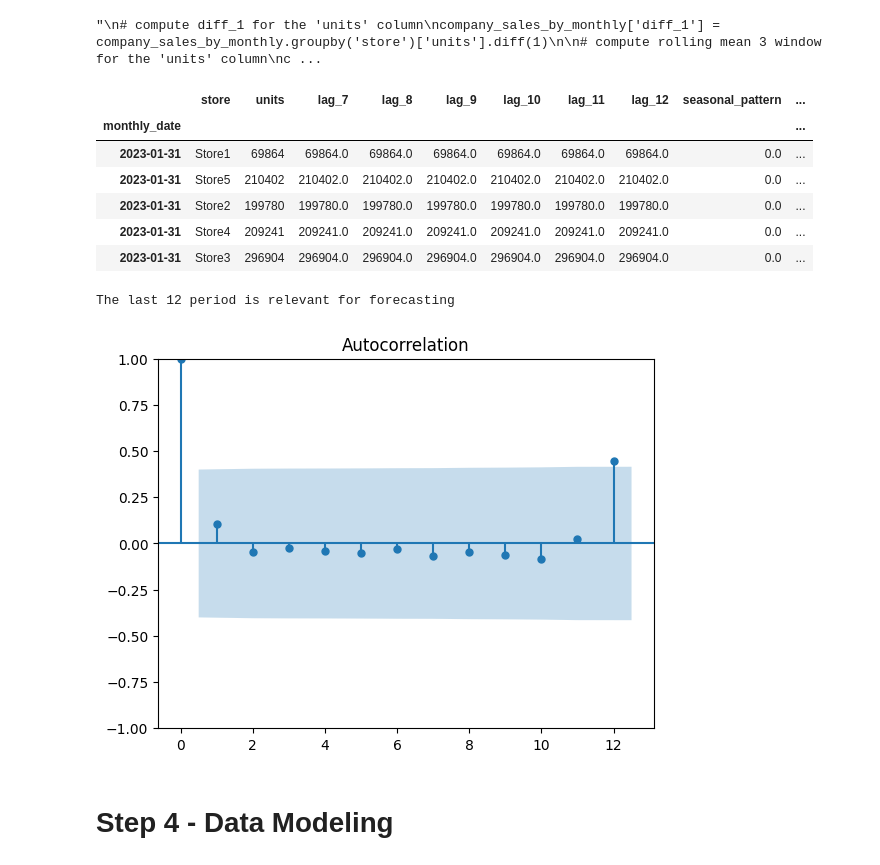
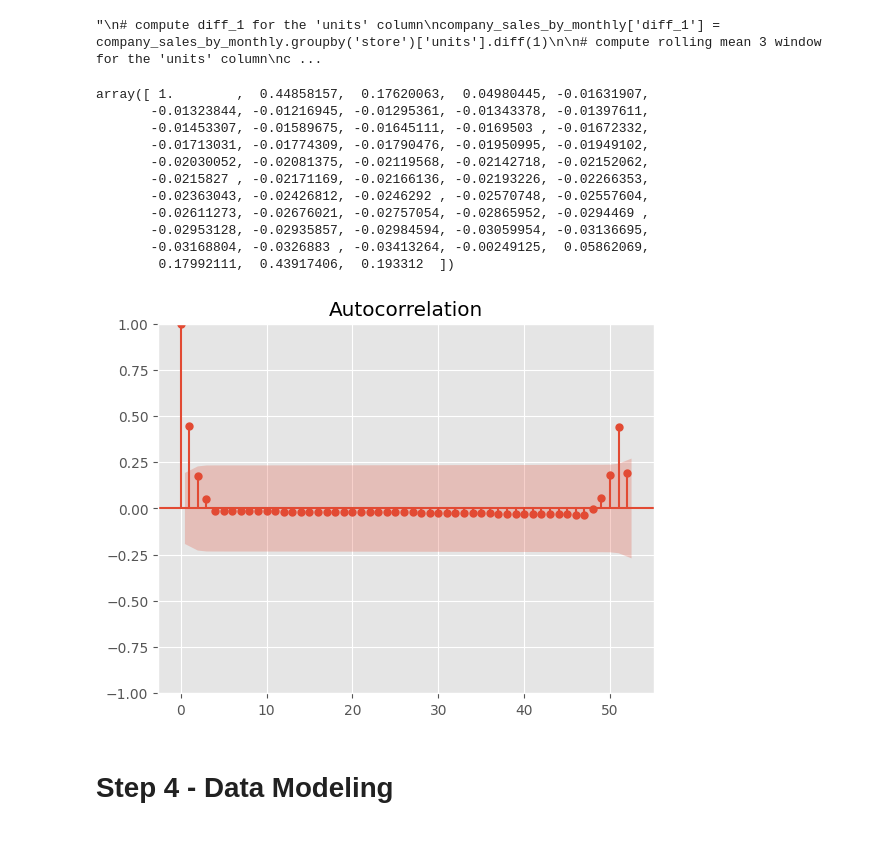
Before and after one commit to superpanditas/Quinio, a Jupyter notebook: [Forecasting_Units]_By_Stores_and_Items.ipynb, the cells around one changed output. Cells and saved outputs as stored; diff of their text form; code cells hidden in the pictures.

```diff
--- a/[Forecasting_Units]_By_Stores_and_Items.ipynb
+++ b/[Forecasting_Units]_By_Stores_and_Items.ipynb
@@ -335,25 +392,26 @@ company_sales_by_monthly['rolling_std_3'] = company_sales_by_monthly.groupby('st
 # company_sales_by_monthly[company_sales_by_monthly['store'] == 'Store1'].head(24)
 # %% [output]
 "\n# compute diff_1 for the 'units' column\ncompany_sales_by_monthly['diff_1'] = company_sales_by_monthly.groupby('store')['units'].diff(1)\n\n# compute rolling mean 3 window for the 'units' column\nc ...
-# %%
-company_sales_by_monthly.head()
-# %% [output]
-|  | store | units | lag_7 | lag_8 | lag_9 | lag_10 | lag_11 | lag_12 | seasonal_pattern | ... |
-| monthly_date |  |  |  |  |  |  |  |  |  | ... |
-| 2023-01-31 | Store1 | 69864 | 69864.0 | 69864.0 | 69864.0 | 69864.0 | 69864.0 | 69864.0 | 0.0 | ... |
-| 2023-01-31 | Store5 | 210402 | 210402.0 | 210402.0 | 210402.0 | 210402.0 | 210402.0 | 210402.0 | 0.0 | ... |
-| 2023-01-31 | Store2 | 199780 | 199780.0 | 199780.0 | 199780.0 | 199780.0 | 199780.0 | 199780.0 | 0.0 | ... |
-| 2023-01-31 | Store4 | 209241 | 209241.0 | 209241.0 | 209241.0 | 209241.0 | 209241.0 | 209241.0 | 0.0 | ... |
-| 2023-01-31 | Store3 | 296904 | 296904.0 | 296904.0 | 296904.0 | 296904.0 | 296904.0 | 296904.0 | 0.0 | ... |
-# %%
-# Can use 12 months ago in series for forecasting
-from statsmodels.graphics.tsaplots import plot_acf
-
-plot_acf(company_sales_by_monthly[company_sales_by_monthly['store'] == 'Store1'].units, lags=12, alpha=0.05)
-print("The last 12 period is relevant for forecasting")
-# %% [output]
-The last 12 period is relevant for forecasting
-[figure, removed]
+# %%
+# Autocorrelation Plot
+from statsmodels.graphics.tsaplots import plot_acf
+from statsmodels.tsa.stattools import acf
+
+plot_acf(weekly_stats_by_store_one.units, lags=52, alpha=0.05)
+acf(weekly_stats_by_store_one.units, nlags=52)
+# %% [output]
+array([ 1.        ,  0.44858157,  0.17620063,  0.04980445, -0.01631907,
+       -0.01323844, -0.01216945, -0.01295361, -0.01343378, -0.01397611,
+       -0.01453307, -0.01589675, -0.01645111, -0.0169503 , -0.01672332,
+       -0.01713031, -0.01774309, -0.01790476, -0.01950995, -0.01949102,
+       -0.02030052, -0.02081375, -0.02119568, -0.02142718, -0.02152062,
+       -0.0215827 , -0.02171169, -0.02166136, -0.02193226, -0.02266353,
+       -0.02363043, -0.02426812, -0.0246292 , -0.02570748, -0.02557604,
+       -0.02611273, -0.02676021, -0.02757054, -0.02865952, -0.0294469 ,
+       -0.02953128, -0.02935857, -0.02984594, -0.03059954, -0.03136695,
+       -0.03168804, -0.0326883 , -0.03413264, -0.00249125,  0.05862069,
+        0.17992111,  0.43917406,  0.193312  ])
+[figure, added]
 # %%
 # company_sales_by_monthly['lag_12_months'] = company_sales_by_monthly['lag_12_months'].fillna(company_sales_by_monthly['units'].ewm(span=3, adjust=False).mean().round(2))
 # company_sales_by_monthly['lag_10_months'] = company_sales_by_monthly['lag_10_months'].fillna(company_sales_by_monthly['units'].ewm(span=2, adjust=False).mean().round(2))
```
Also changed, not shown: parts of 12 cells of this notebook.
